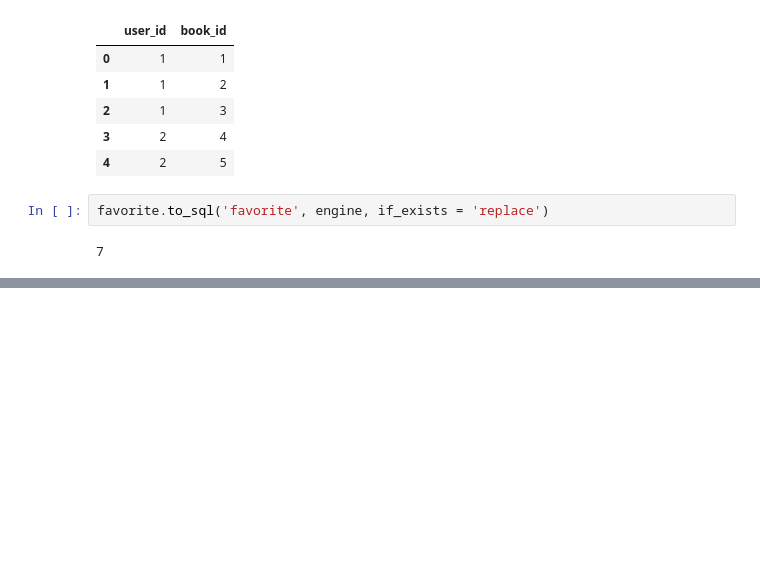
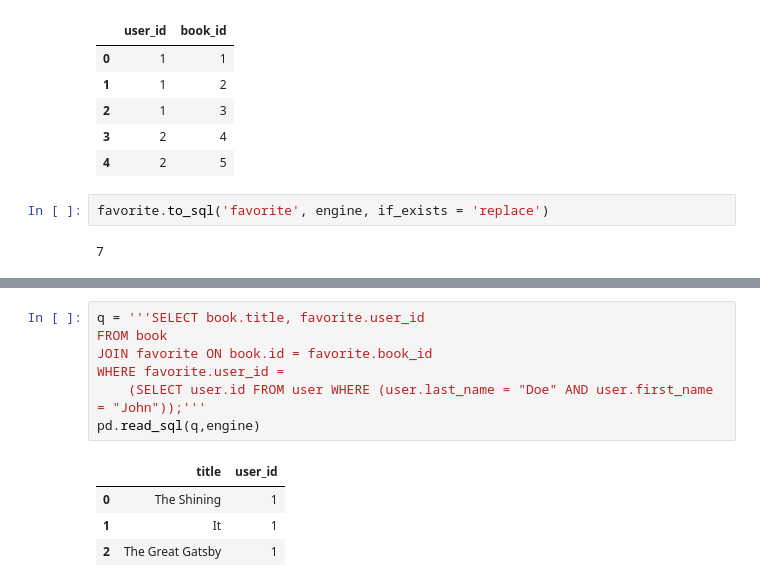
Before and after one commit to joeneb24/BooksCore, a Jupyter notebook: BooksCoreAssignment.ipynb, the cells around one changed output, grey strips where cells are left out. Cells and saved outputs as stored; diff of their text form; blank space fills up the shorter version.

Commit message:
Resubmit for books

```diff
--- a/BooksCoreAssignment.ipynb
+++ b/BooksCoreAssignment.ipynb
@@ -77,0 +83,12 @@ favorite.to_sql('favorite', engine, if_exists = 'replace')
+# %%
+q = '''SELECT book.title, favorite.user_id
+FROM book
+JOIN favorite ON book.id = favorite.book_id
+WHERE favorite.user_id =
+    (SELECT user.id FROM user WHERE (user.last_name = "Doe" AND user.first_name = "John"));'''
+pd.read_sql(q,engine)
+# %% [output]
+|  | title | user_id |
+| 0 | The Shining | 1 |
+| 1 | It | 1 |
+| 2 | The Great Gatsby | 1 |
```
Also changed, not shown: parts of 3 cells of this notebook.
